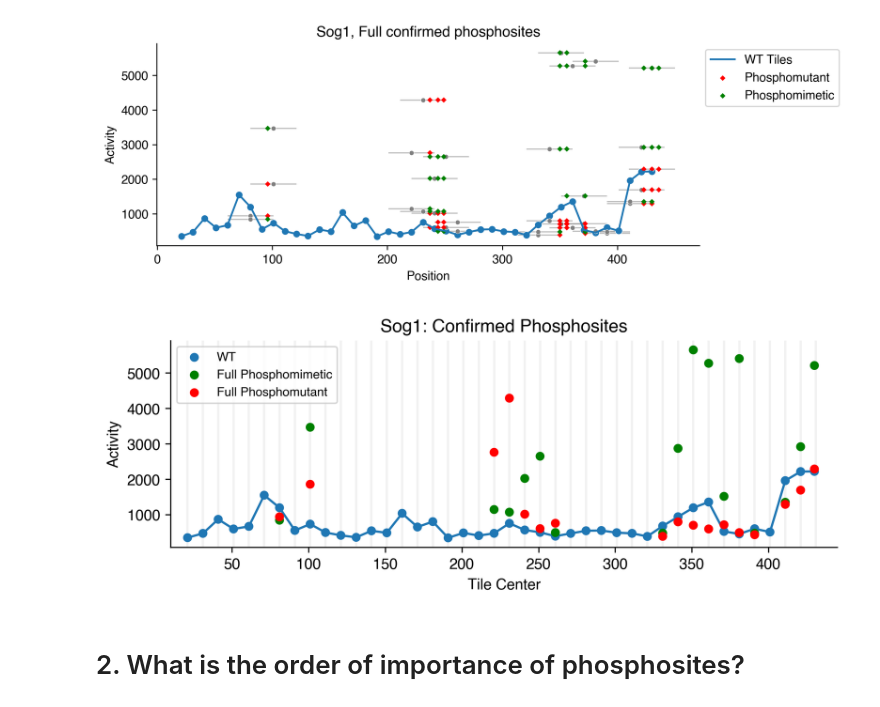
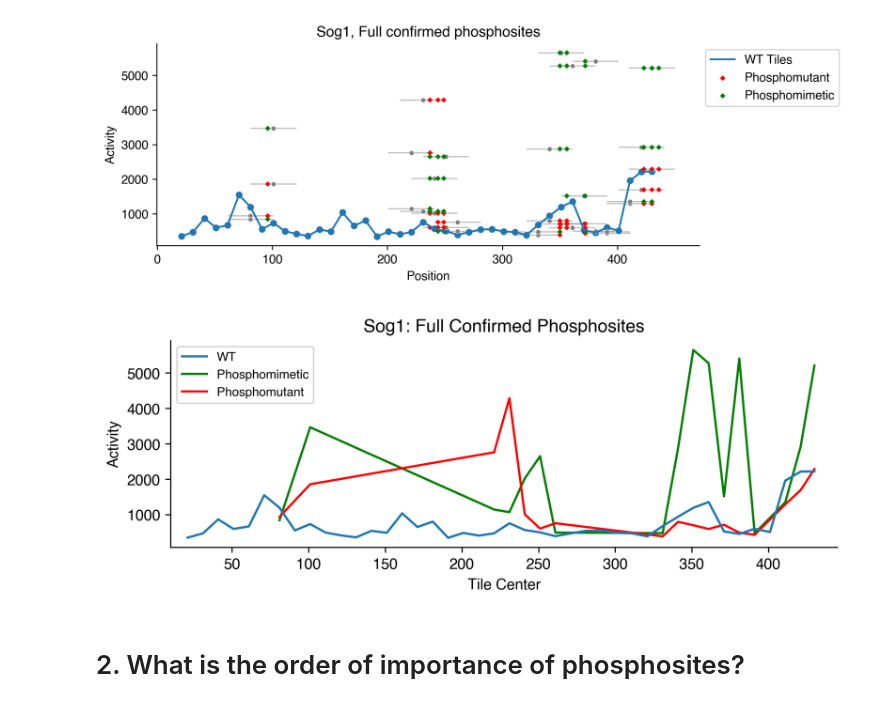
Before and after one commit to sanjanakotha/sog1, a Jupyter notebook: notebooks/Phosphosites.ipynb, the cells around one changed output. Cells and saved outputs as stored; diff of their text form; code cells hidden in the pictures.

Commit message:
added phosphomims to visualizations

```diff
--- a/notebooks/Phosphosites.ipynb
+++ b/notebooks/Phosphosites.ipynb
@@ -190,37 +190,37 @@ sns.despine()
 # %%
 plt.figure(figsize = (8, 2.5), dpi = 300)
 #plt.grid(zorder = 0)
 
-for i in np.arange(21, 440, 10):
-    plt.axvline(i, color = "gray", alpha = 0.1)
+# for i in np.arange(21, 440, 10):
+#     plt.axvline(i, color = "gray", alpha = 0.1)
 
-ax = sns.lineplot(data = BasicArTh, x = "mid", y = activity_col, zorder = 5)
-sns.scatterplot(data = BasicArTh, x = "mid", y = activity_col, label = "WT", zorder = 5, edgecolor = "none")
+ax = sns.lineplot(data = BasicArTh, x = "mid", y = activity_col, zorder = 5, label = "WT")
+#sns.scatterplot(data = BasicArTh, x = "mid", y = activity_col, label = "WT", zorder = 5, edgecolor = "none")
 
 #sns.lineplot(data = PSv_conf2fA_STYA, x = "mid", y = activity_col, label = "Phosphomutant", color = "red")
 
 #sns.lineplot(data = PSv_conf2fD, x = "mid", y = activity_col, label = "Phosphomimetic", color = "green")
 
 # sog1_helpers.plot_all_tiles(PSv_conf2fA_STYA, activity_col, ax=ax, color='gray', center = True)
 # sns.scatterplot(data = phosphomut_positions, x = "vars", y = activity_col + "_var",
 #                 ax = ax, color = "red", marker = "D", edgecolor = "none", s = 10, label = "Phosphomutant")
 
 # sog1_helpers.plot_all_tiles(PSv_conf2fD, activity_col, ax=ax, color='gray', center = True)
 # sns.scatterplot(data = phosphomim_positions, x = "vars", y = activity_col + "_var",
 #                 ax = ax, color = "green", marker = "D", edgecolor = "none", s = 10, label = "Phosphomimetic")
 
-sns.scatterplot(data = PSv_conf2fD, x = "mid", y = activity_col, label = "Full Phosphomimetic", color = "green", zorder = 10, edgecolor = "none")
-sns.scatterplot(data = PSv_conf2fA_STYA, x = "mid", y = activity_col, label = "Full Phosphomutant", color = "red", zorder = 10, edgecolor = "none")
+sns.lineplot(data = PSv_conf2fD, x = "mid", y = activity_col, label = "Phosphomimetic", color = "green")
+sns.lineplot(data = PSv_conf2fA_STYA, x = "mid", y = activity_col, label = "Phosphomutant", color = "red")
 
 plt.xlim(10, 445)
 
-plt.title("Sog1: Confirmed Phosphosites")
+plt.title("Sog1: Full Confirmed Phosphosites")
 plt.ylabel("Activity")
 plt.xlabel("Tile Center")
 plt.legend(loc = "upper left", fontsize = "small")
 sns.despine()
 # %% [output]
-[figure, old version]
+[figure, new version]
 # %% [markdown]
 # 2. What is the order of importance of phosphosites?
 # %% [markdown]
```
Also changed, not shown: parts of 10 cells of this notebook, 3 other files.
